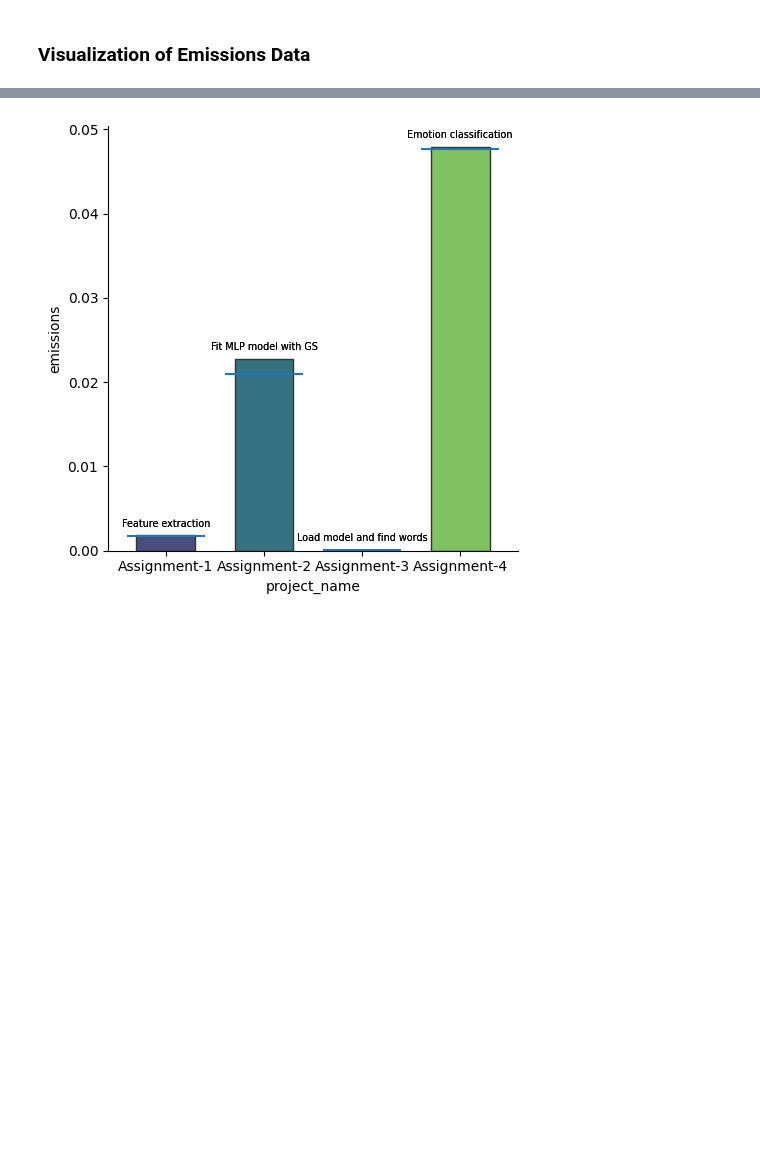
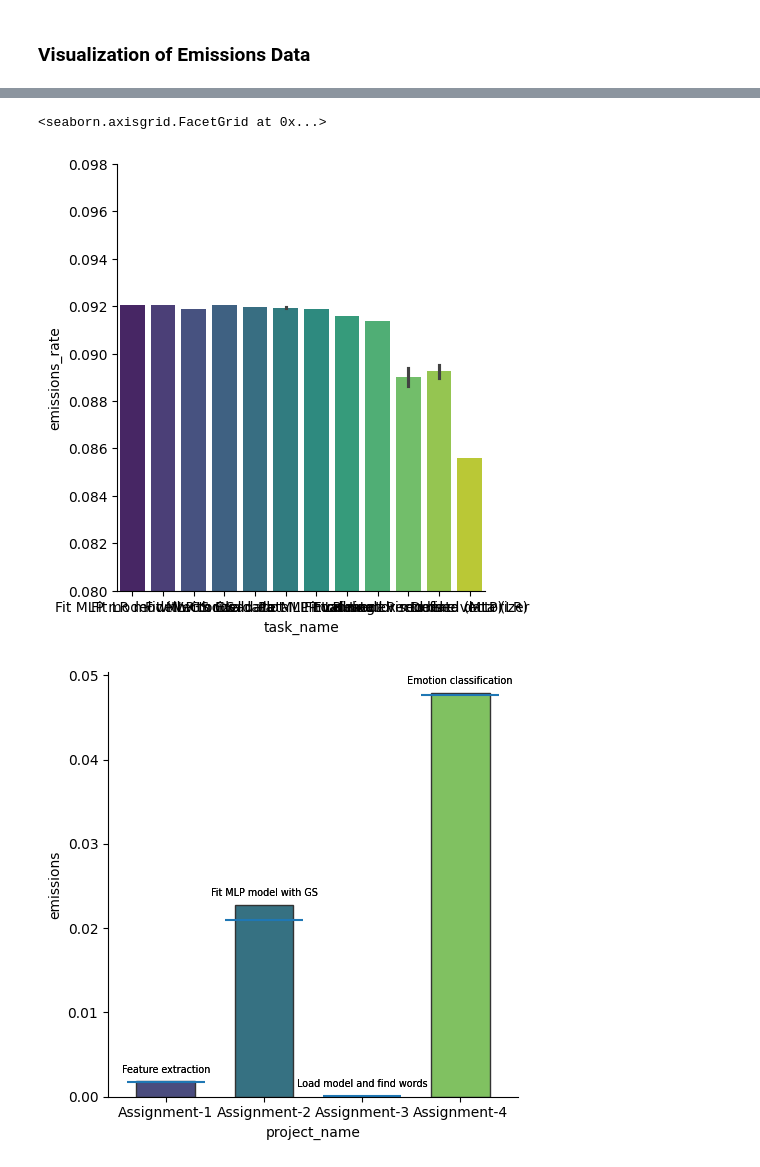
Before and after one commit to lrahbek/cds-lang-assignments, a Jupyter notebook: assignment-5/emissions.ipynb, the cells around one changed output, grey strips where cells are left out. Drawn from its saved outputs; the diff is of its cells as text; code cells hidden in the pictures; blank space fills up the shorter version.

```diff
--- a/assignment-5/emissions.ipynb
+++ b/assignment-5/emissions.ipynb
@@ -79,3 +102,16 @@ The barplot shows the total emissions per assignment as well as information on w
+# %%
+assignment2 = emissions[emissions["project_name"] == "Assignment-2"]
+g = sns.catplot(data=assignment2,
+            x="task_name",
+            y="emissions_rate",
+            hue = "task_name",
+            kind="bar",
+            palette = sns.mpl_palette("viridis", 12),
+            )
+g.set(ylim = (0.08,0.098))
+# %% [output]
+<seaborn.axisgrid.FacetGrid at 0x...>
+[figure, added]
 # %%
 max_task = (emissions.groupby(["project_name"]).max(["emissions"]).reset_index()).merge(emissions, how = "left")
 max_task = max_task.rename(columns={"emissions":"emissions_task"})
```
Also changed, not shown: parts of 20 cells of this notebook, 4 other files.
